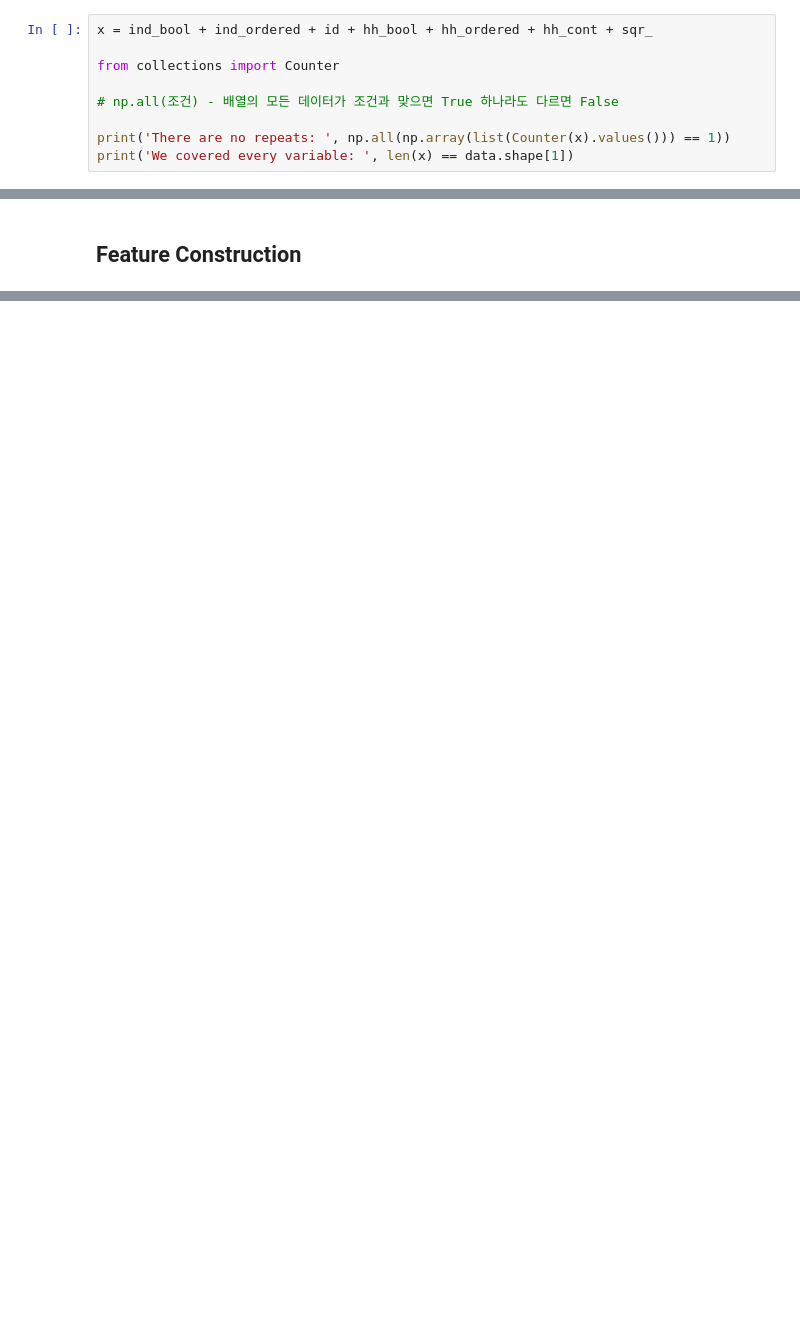
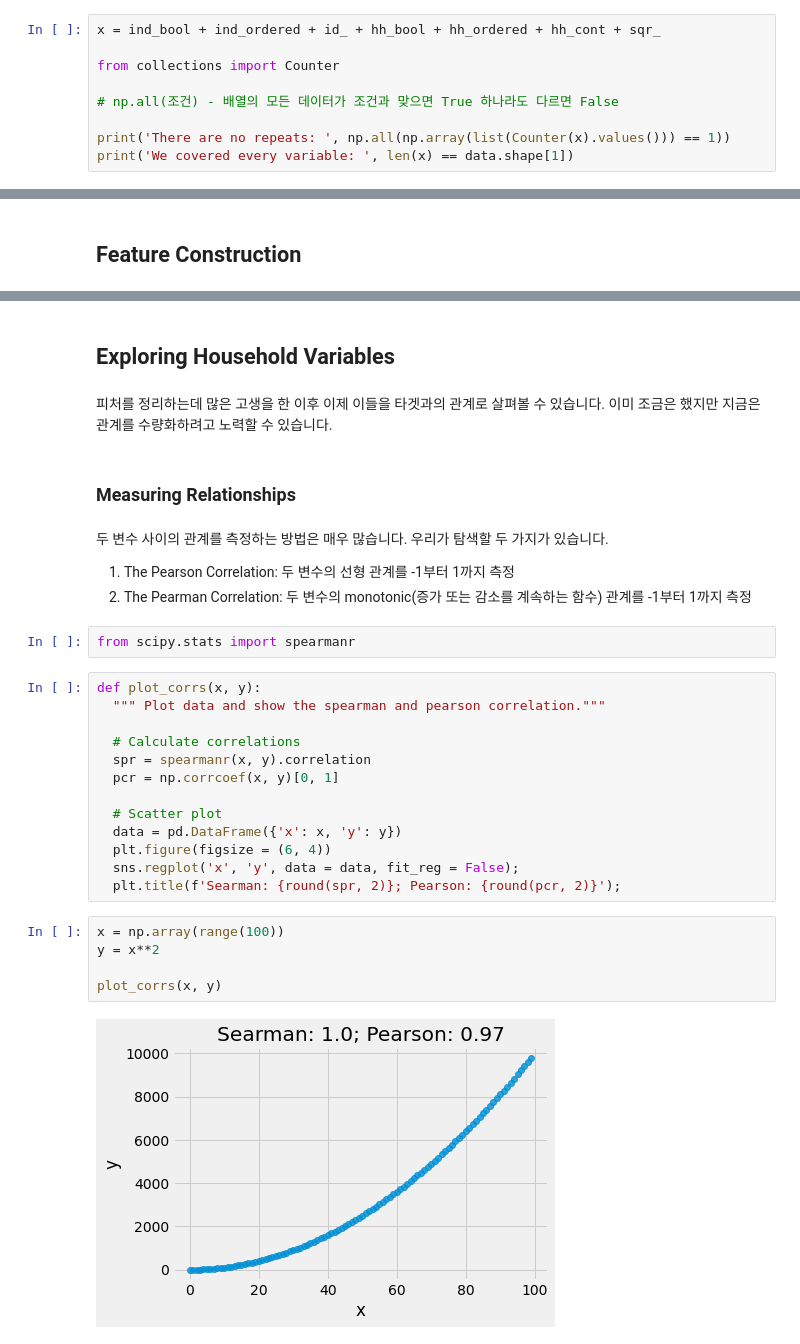
Before and after one commit to stk346/Kaggle, a Jupyter notebook: Costa Rican Household Poverty Level Prediction/A_Complete_Introduction_and_Walkthrough.ipynb, the cells around one changed output, grey strips where cells are left out. Saved outputs shown, nothing was run; the diff lists cells and outputs as text; blank space fills up the shorter version.

```diff
--- a/Costa Rican Household Poverty Level Prediction/A_Complete_Introduction_and_Walkthrough.ipynb
+++ b/Costa Rican Household Poverty Level Prediction/A_Complete_Introduction_and_Walkthrough.ipynb
@@ -1038,7 +1041,7 @@ np.array(list(Counter(sqr_).values()))
 # %% [output]
 array([1, 1, 1, 1, 1, 1, 1, 1, 1])
 # %%
-x = ind_bool + ind_ordered + id + hh_bool + hh_ordered + hh_cont + sqr_
+x = ind_bool + ind_ordered + id_ + hh_bool + hh_ordered + hh_cont + sqr_
 
 from collections import Counter
 
@@ -1269,0 +1402,32 @@ heads['floor'] = np.argmax(np.array(heads[['eviv1', 'eviv2', 'eviv3']]), axis =
+# %% [markdown]
+## Exploring Household Variables
+# %% [markdown]
+피처를 정리하는데 많은 고생을 한 이후 이제 이들을 타겟과의 관계로 살펴볼 수 있습니다. 이미 조금은 했지만 지금은 관계를 수량화하려고 노력할 수 있습니다.
+# %% [markdown]
+### Measuring Relationships
+# %% [markdown]
+두 변수 사이의 관계를 측정하는 방법은 매우 많습니다. 우리가 탐색할 두 가지가 있습니다.
+1. The Pearson Correlation: 두 변수의 선형 관계를 -1부터 1까지 측정
+2. The Pearman Correlation: 두 변수의 monotonic(증가 또는 감소를 계속하는 함수) 관계를 -1부터 1까지 측정
+# %%
+from scipy.stats import spearmanr
+# %%
+def plot_corrs(x, y):
+  """ Plot data and show the spearman and pearson correlation."""
+
+  # Calculate correlations
+  spr = spearmanr(x, y).correlation
+  pcr = np.corrcoef(x, y)[0, 1]
+
+  # Scatter plot
+  data = pd.DataFrame({'x': x, 'y': y})
+  plt.figure(figsize = (6, 4))
+  sns.regplot('x', 'y', data = data, fit_reg = False);
+  plt.title(f'Searman: {round(spr, 2)}; Pearson: {round(pcr, 2)}');
+# %%
+x = np.array(range(100))
+y = x**2
+
+plot_corrs(x, y)
+# %% [output]
+[figure, added]
```
Also changed, not shown: parts of 66 cells of this notebook.
